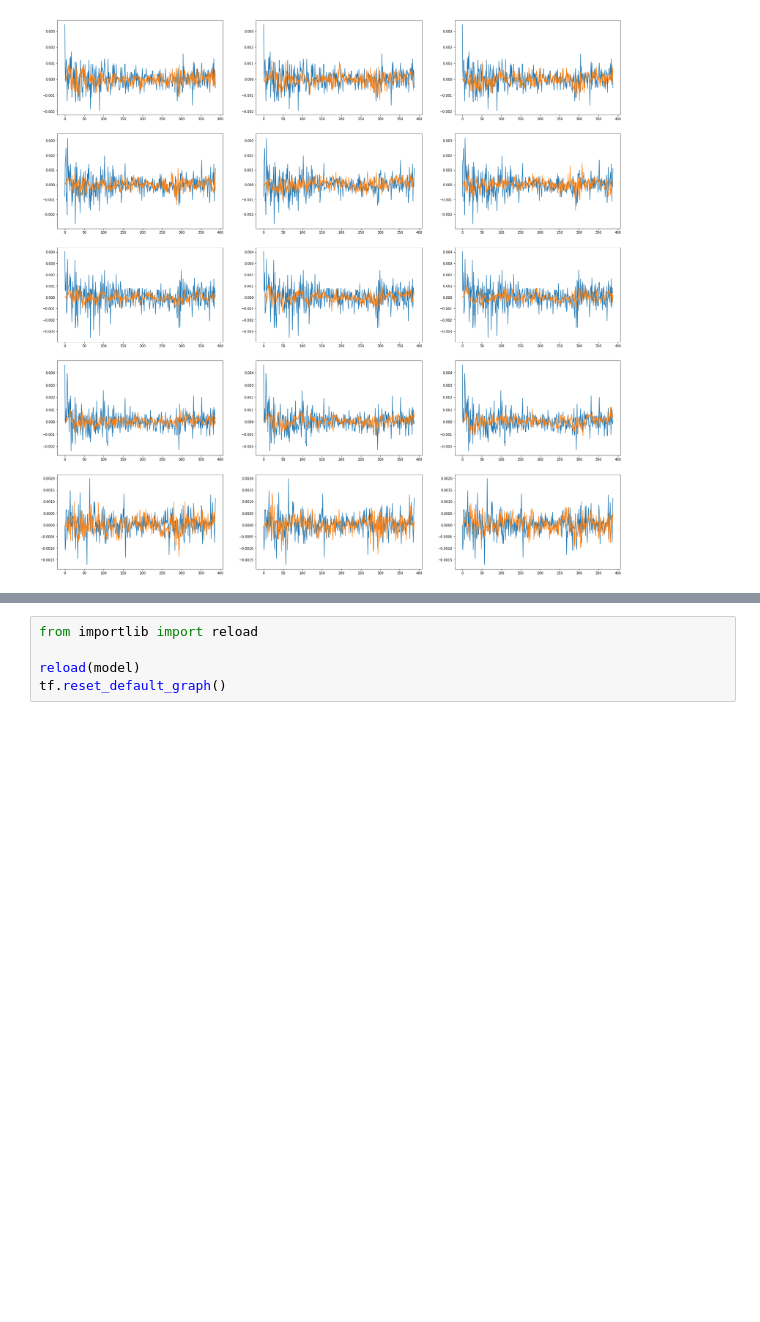
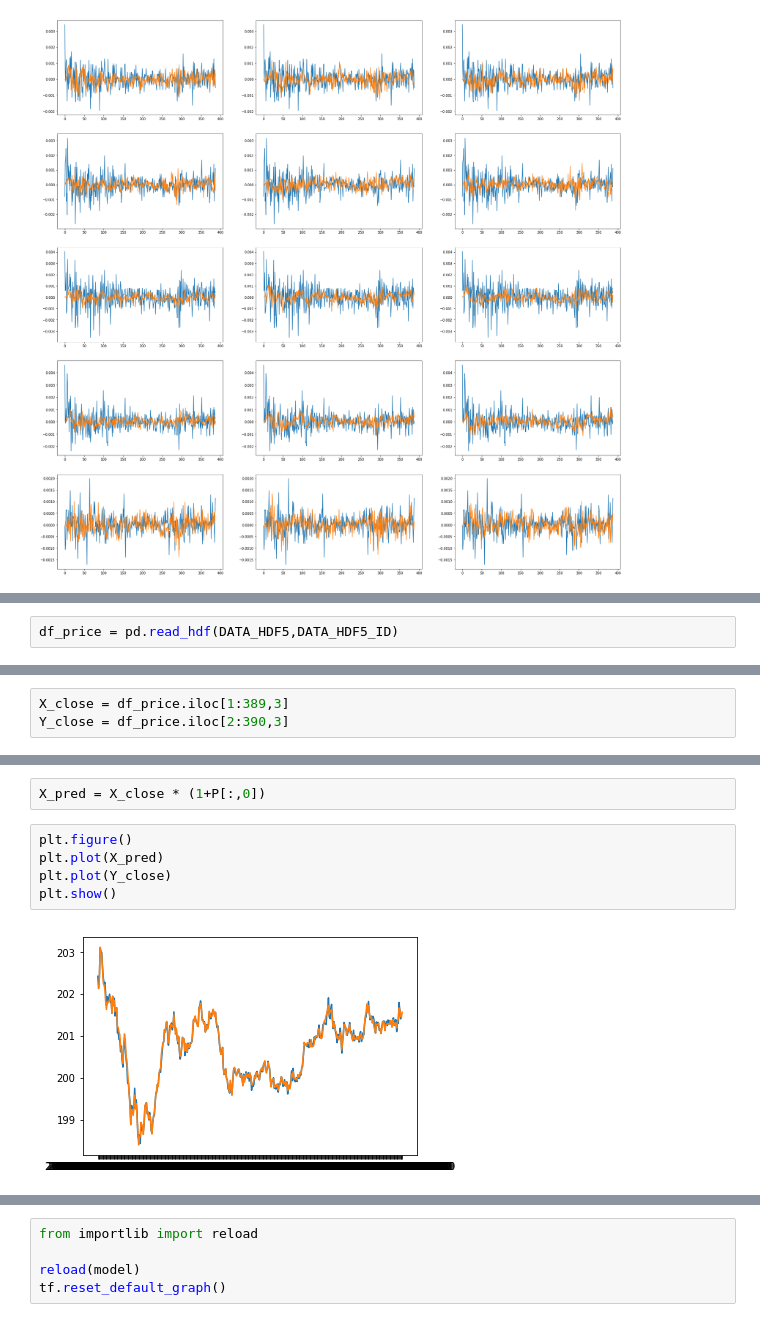
Before and after one commit to SiyangJ/DeepStock, a Jupyter notebook: FinalProject/Model/Building/Test.ipynb, the cells around one changed output, grey strips where cells are left out. Drawn from its saved outputs; the diff is of its cells as text; blank space fills up the shorter version.

```diff
--- a/FinalProject/Model/Building/Test.ipynb
+++ b/FinalProject/Model/Building/Test.ipynb
@@ -43,0 +96,2 @@ for i in range(5):
+# %%
+df_price = pd.read_hdf(DATA_HDF5,DATA_HDF5_ID)
@@ -43,0 +105,3 @@ for i in range(5):
+# %%
+X_close = df_price.iloc[1:389,3]
+Y_close = df_price.iloc[2:390,3]
@@ -43,0 +112,9 @@ for i in range(5):
+# %%
+X_pred = X_close * (1+P[:,0])
+# %%
+plt.figure()
+plt.plot(X_pred)
+plt.plot(Y_close)
+plt.show()
+# %% [output]
+[figure, added]
```
Also changed, not shown: parts of 11 cells of this notebook, 1 other file.
